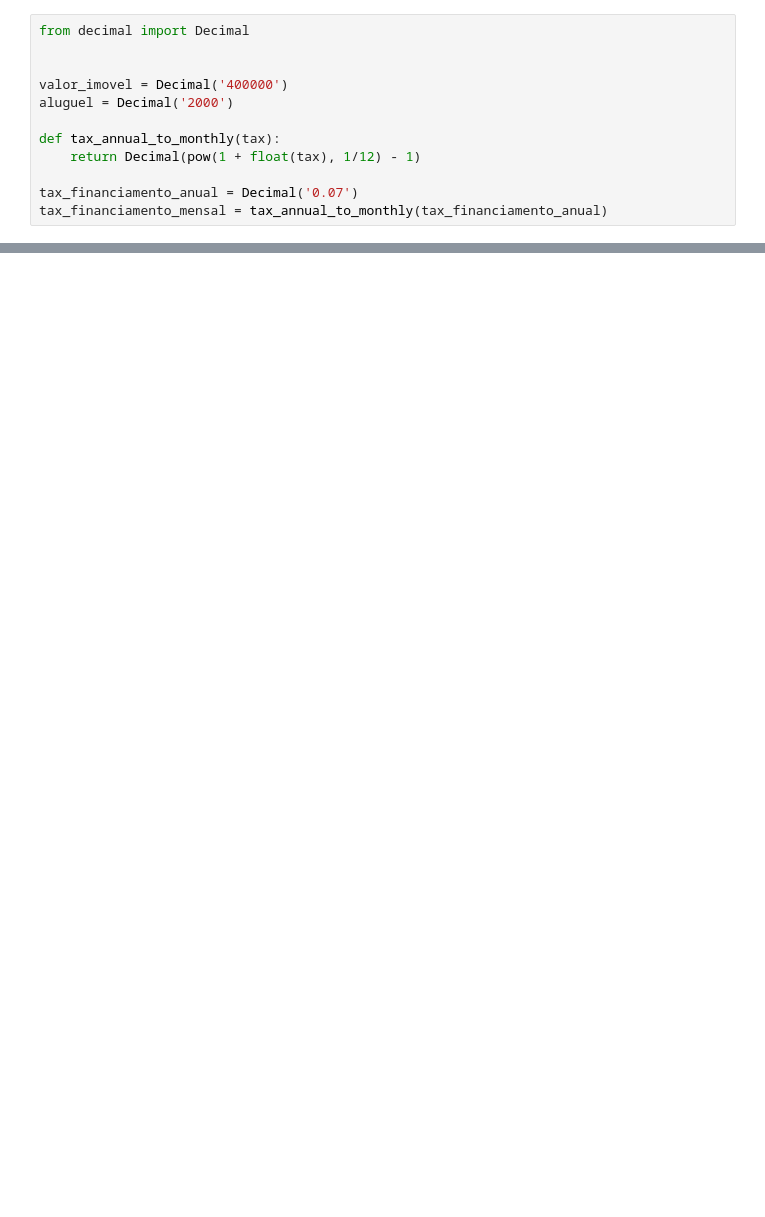
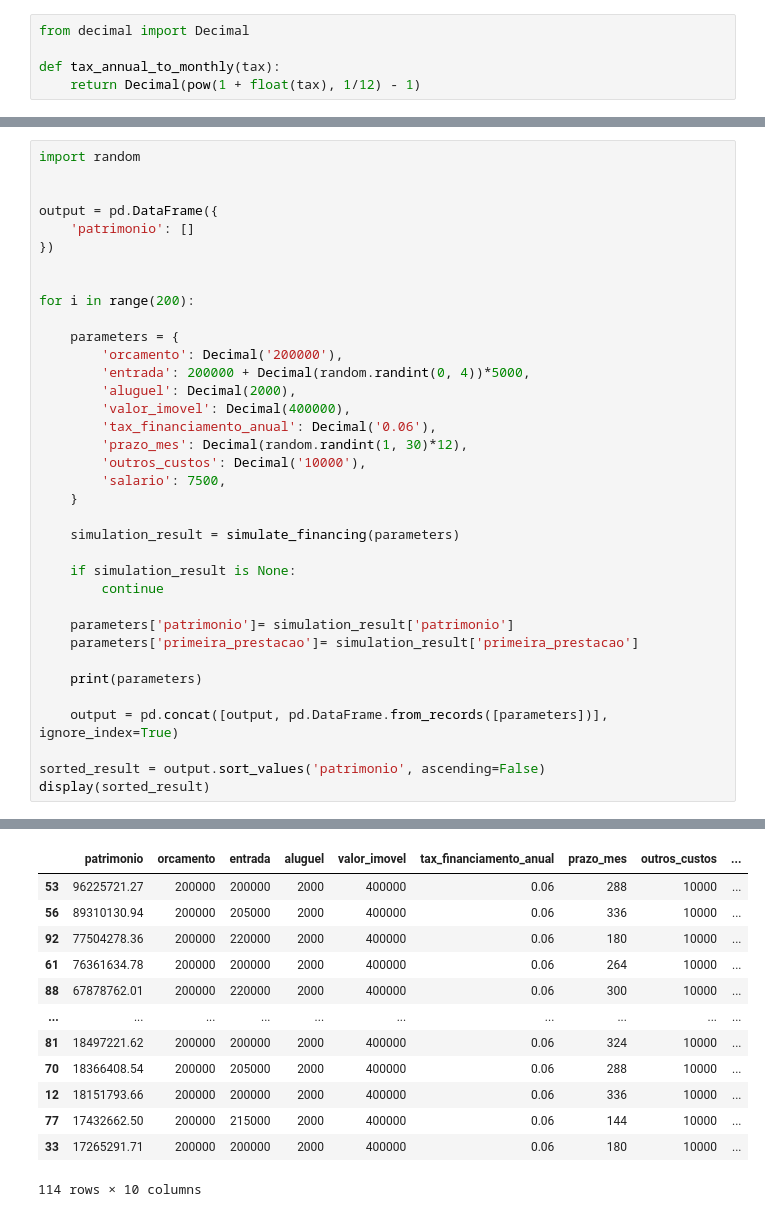
Before and after one commit to christianmiyoshi/simulador-financiamento, a Jupyter notebook: notebooks/simulador.ipynb, the cells around one changed output, grey strips where cells are left out. Saved outputs shown, nothing was run; the diff lists cells and outputs as text; blank space fills up the shorter version.

Commit message:
feat: adjust parameters to calculate financing

```diff
--- a/notebooks/simulador.ipynb
+++ b/notebooks/simulador.ipynb
@@ -1,14 +1,7 @@
 # %%
 from decimal import Decimal
 
-
-valor_imovel = Decimal('400000')
-aluguel = Decimal('2000')
-
 def tax_annual_to_monthly(tax):
     return Decimal(pow(1 + float(tax), 1/12) - 1)
-
-tax_financiamento_anual = Decimal('0.07')
-tax_financiamento_mensal = tax_annual_to_monthly(tax_financiamento_anual)
 # %%
 import pandas as pd
@@ -97,0 +102,37 @@ Name: 360, dtype: object
+# %%
+import random
+
+
+output = pd.DataFrame({
+    'patrimonio': []
+})
+
+
+for i in range(200):
+
+    parameters = {
+        'orcamento': Decimal('200000'),
+        'entrada': 200000 + Decimal(random.randint(0, 4))*5000,
+        'aluguel': Decimal(2000),
+        'valor_imovel': Decimal(400000),
+        'tax_financiamento_anual': Decimal('0.06'),
+        'prazo_mes': Decimal(random.randint(1, 30)*12),
+        'outros_custos': Decimal('10000'),
+        'salario': 7500,
+    }
+
+    simulation_result = simulate_financing(parameters)
+
+    if simulation_result is None:
+        continue
+
+    parameters['patrimonio']= simulation_result['patrimonio']
+    parameters['primeira_prestacao']= simulation_result['primeira_prestacao']
+
+    print(parameters)
+
+    output = pd.concat([output, pd.DataFrame.from_records([parameters])], ignore_index=True)
+
+sorted_result = output.sort_values('patrimonio', ascending=False)
+display(sorted_result)
+# %% [output]
@@ -97,0 +156,13 @@ Name: 360, dtype: object
+|  | patrimonio | orcamento | entrada | aluguel | valor_imovel | tax_financiamento_anual | prazo_mes | outros_custos | ... |
+| 53 | 96225721.27 | 200000 | 200000 | 2000 | 400000 | 0.06 | 288 | 10000 | ... |
+| 56 | 89310130.94 | 200000 | 205000 | 2000 | 400000 | 0.06 | 336 | 10000 | ... |
+| 92 | 77504278.36 | 200000 | 220000 | 2000 | 400000 | 0.06 | 180 | 10000 | ... |
+| 61 | 76361634.78 | 200000 | 200000 | 2000 | 400000 | 0.06 | 264 | 10000 | ... |
+| 88 | 67878762.01 | 200000 | 220000 | 2000 | 400000 | 0.06 | 300 | 10000 | ... |
+| ... | ... | ... | ... | ... | ... | ... | ... | ... | ... |
+| 81 | 18497221.62 | 200000 | 200000 | 2000 | 400000 | 0.06 | 324 | 10000 | ... |
+| 70 | 18366408.54 | 200000 | 205000 | 2000 | 400000 | 0.06 | 288 | 10000 | ... |
+| 12 | 18151793.66 | 200000 | 200000 | 2000 | 400000 | 0.06 | 336 | 10000 | ... |
+| 77 | 17432662.50 | 200000 | 215000 | 2000 | 400000 | 0.06 | 144 | 10000 | ... |
+| 33 | 17265291.71 | 200000 | 200000 | 2000 | 400000 | 0.06 | 180 | 10000 | ... |
+114 rows × 10 columns
```
Also changed, not shown: parts of 2 cells of this notebook.
